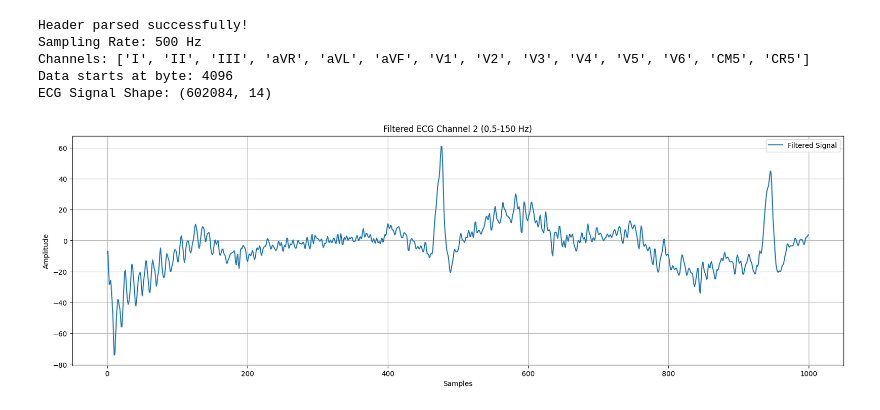
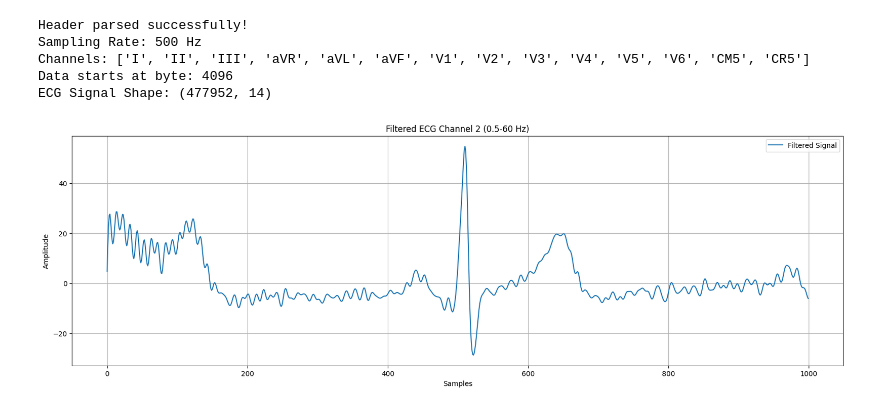
Before and after one commit to djorgeext/pcg-ecg-analysis, a Jupyter notebook: procesamiento_ecg_500Hz.ipynb, the cells around one changed output. Cells and saved outputs as stored; diff of their text form; code cells hidden in the pictures.

```diff
--- a/procesamiento_ecg_500Hz.ipynb
+++ b/procesamiento_ecg_500Hz.ipynb
@@ -5,7 +5,7 @@ import json
 import struct
 from scipy.signal import butter, filtfilt, firls, iircomb, resample_poly, decimate, envelope
 # %%
-path = 'mediciones_simultaneas/DAVID171225_4-JORGE-20051201024404/bmecg'
+path = 'mediciones_simultaneas/DAVID171225_2-JORGE-20051201021025/bmecg'
 
 with open(path, 'rb') as f:
     raw_data = f.read()
@@ -46,37 +46,36 @@ Header parsed successfully!
 Sampling Rate: 500 Hz
 Channels: ['I', 'II', 'III', 'aVR', 'aVL', 'aVF', 'V1', 'V2', 'V3', 'V4', 'V5', 'V6', 'CM5', 'CR5']
 Data starts at byte: 4096
-ECG Signal Shape: (602084, 14)
+ECG Signal Shape: (477952, 14)
 # %%
 # bandpass filter between 0.5 Hz and 150 Hz for ECG signal channel 2
 lowcut = 0.5
-highcut = 150.0
+highcut = 60.0
 fs = header['ecg']['samplingRate']
-order = 5
+order = 3
 b, a = butter(order, [lowcut, highcut], btype='bandpass', fs=fs)
 b2, a2 = butter(order+1, [lowcut, highcut], btype='bandpass', fs=fs)
 
 # comb filter at w0=50 Hz to remove powerline noise
 w0 = 50.0  # Frequency to be removed from signal (Hz)
 quality_factor = 30.0  # Quality factor
 b_notch, a_notch = iircomb(w0, quality_factor, ftype='notch', fs=fs)
 ecg_signal = np.array(ecg_signal)
 ecg_signal = ecg_signal.astype(np.float32)
 
 ecg_signal = filtfilt(b, a, ecg_signal, axis=0)
 ecg_signal = filtfilt(b_notch, a_notch, ecg_signal, axis=0)
 ecg_signal = filtfilt(b2, a2, ecg_signal, axis=0)
+plt.figure(figsize=(20, 6))
+plt.plot(ecg_signal[:1000, 1], label='Filtered Signal')
+plt.title('Filtered ECG Channel 2 (0.5-60 Hz)')
+plt.grid(True)
+plt.xlabel('Samples')
+plt.ylabel('Amplitude')
+plt.legend()
+plt.show()
+# %% [output]
+[figure, added]
-# %%
-plt.figure(figsize=(20, 6))
-plt.plot(ecg_signal[:1000, 1], label='Filtered Signal')
-plt.title('Filtered ECG Channel 2 (0.5-150 Hz)')
-plt.grid(True)
-plt.xlabel('Samples')
-plt.ylabel('Amplitude')
-plt.legend()
-plt.show()
-# %% [output]
-[figure, removed]
 # %%
 filtered_ecg_fft = np.fft.fft(ecg_signal[:, 1])  # FFT of the filtered second channel
 freqs = np.linspace(0, header['ecg']['samplingRate']/2, len(filtered_ecg_fft)//2 + 1)
```
Also changed, not shown: parts of 9 cells of this notebook, 22 other files.
